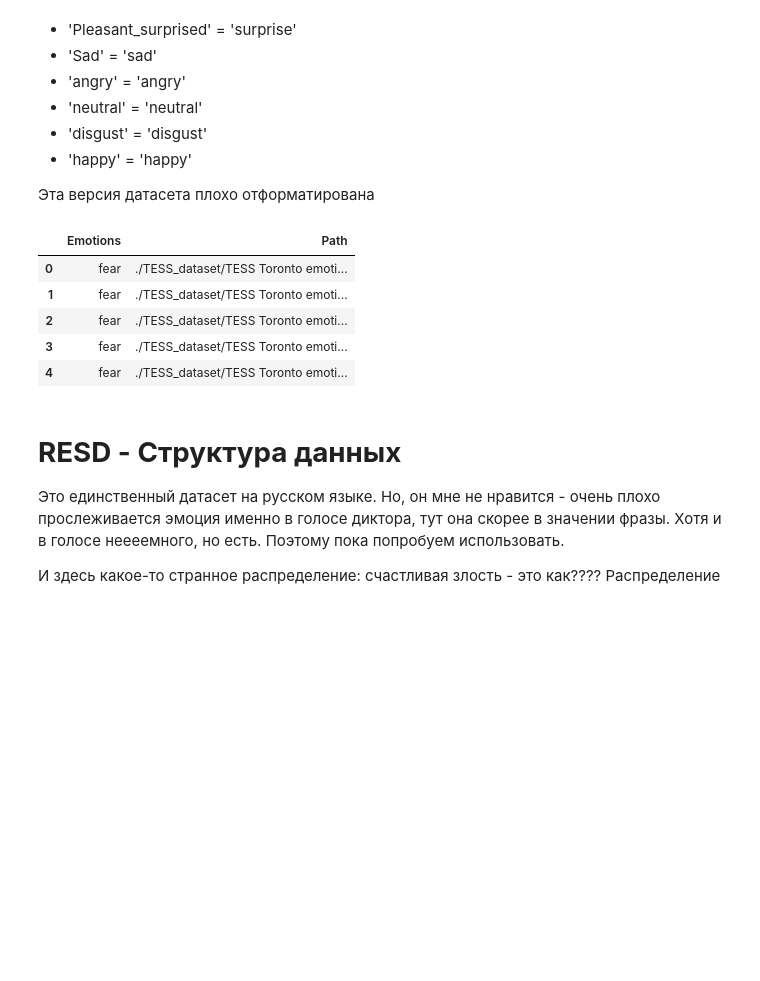
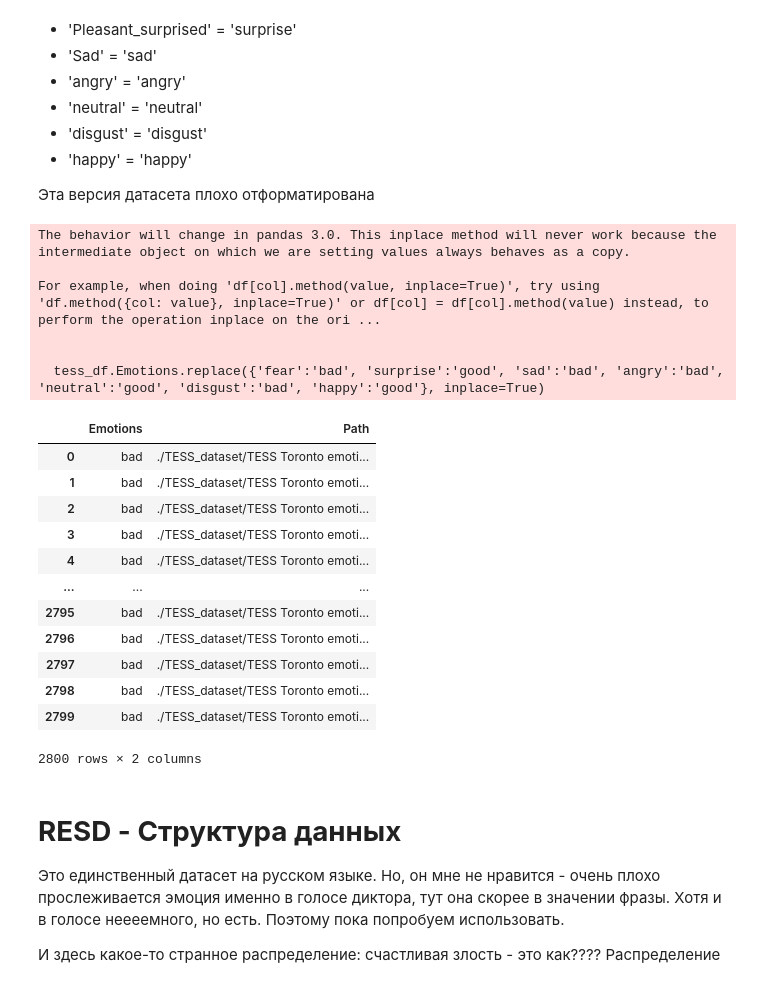
Before and after one commit to tphlru/rzd_detector, a Jupyter notebook: audio_speech_emotion_detect.ipynb, the cells around one changed output. Cells and saved outputs as stored; diff of their text form; code cells hidden in the pictures; blank space fills up the shorter version.

```diff
--- a/audio_speech_emotion_detect.ipynb
+++ b/audio_speech_emotion_detect.ipynb
@@ -28,6 +36,8 @@ os.environ['KAGGLE_USERNAME'] = "tim0820"
 os.environ['KAGGLE_KEY'] = "e8f8510dac43db1d8218445c8cc13483"
 
 import kaggle
+import urllib.request
+import tarfile
 
 kaggle.api.authenticate()
 
@@ -37,10 +47,19 @@ datasets_paths = {
     "cremad": "./CREMA_dataset/",
     "tess": "./TESS_dataset/",
     "resd": "./RESD_dataset/",
+    "serec": "./SEREC_dataset/",
+    "dusha": "./DUSHA_dataset/",
 }
 
-kaggle.api.dataset_download_files('uwrfkaggler/ravdess-emotional-speech-audio', path=datasets_paths['ravdess'], unzip=True)
-kaggle.api.dataset_download_files('ejlok1/surrey-audiovisual-expressed-emotion-savee', path=datasets_paths['savee'], unzip=True)
-kaggle.api.dataset_download_files('ejlok1/cremad', path=datasets_paths['cremad'], unzip=True)
-kaggle.api.dataset_download_files('ejlok1/toronto-emotional-speech-set-tess', path=datasets_paths['tess'], unzip=True)
-kaggle.api.dataset_download_files('ar4ikov/resd-dataset', path=datasets_paths['resd'], unzip=True)
+check = any([not os.path.exists(i) for i in datasets_paths.values()]) # Check if all datasets are downloaded
+if check:
+    kaggle.api.dataset_download_files('uwrfkaggler/ravdess-emotional-speech-audio', path=datasets_paths['ravdess'], unzip=True)
+    kaggle.api.dataset_download_files('ejlok1/surrey-audiovisual-expressed-emotion-savee', path=datasets_paths['savee'], unzip=True)
+    kaggle.api.dataset_download_files('ejlok1/cremad', path=datasets_paths['cremad'], unzip=True)
+    kaggle.api.dataset_download_files('ejlok1/toronto-emotional-speech-set-tess', path=datasets_paths['tess'], unzip=True)
+    kaggle.api.dataset_download_files('ar4ikov/resd-dataset', path=datasets_paths['resd'], unzip=True)
+    kaggle.api.dataset_download_files('anuvagoyal/speech-emotion-recognition-for-emergency-calls', path=datasets_paths['serec'], unzip=True)
+    # urllib.request.urlretrieve("https://huggingface.co/datasets/KELONMYOSA/dusha_emotion_audio/resolve/main/data/train.tar.gz?download=true", "dusha.tar.gz")
+    # tar = tarfile.open("dusha.tar.gz", "r:gz")
+    # tar.extractall(path=datasets_paths['dusha'])
+    # tar.close()
@@ -207,32 +253,46 @@ cremad_df.head()
 # %%
 tess_df = pd.DataFrame()
 emotions, paths = [], []
 
 tess_dir_list = os.listdir(datasets_paths['tess'] + "TESS Toronto emotional speech set data/")
 for dirname in tess_dir_list:
     emo = os.listdir(datasets_paths['tess'] + "TESS Toronto emotional speech set data/" + dirname)
     for filename in emo:
         part = ''.join(dirname.split('_')[1:])
         part = part.lower().replace('_', '').replace('pleasant', '').replace('surprised', 'surprise')
         emotions.append(part)
-        paths.append(datasets_paths['tess'] + "TESS Toronto emotional speech set data/" + filename)
+        paths.append(datasets_paths['tess'] + "TESS Toronto emotional speech set data/" + dirname + "/" + filename)
 
-ravdess_df = pd.DataFrame(
+tess_df = pd.DataFrame(
     {
         'Emotions': emotions,
         'Path': paths,
     },
     columns=['Emotions', 'Path'],
     )
-ravdess_df.Emotions.replace({1:'neutral', 2:'calm', 3:'happy', 4:'sad', 5:'angry', 6:'fear', 7:'disgust', 8:'surprise'}, inplace=True)
-ravdess_df.head()
+# ravdess_df.Emotions.replace({1:'neutral', 2:'neutral', 3:'happy', 4:'sad', 5:'angry', 6:'fear', 7:'angry', 8:'happy'}, inplace=True)
+tess_df.Emotions.replace({'fear':'bad', 'surprise':'good', 'sad':'bad', 'angry':'bad', 'neutral':'good', 'disgust':'bad', 'happy':'good'}, inplace=True)
+tess_df
 # %% [output]
+The behavior will change in pandas 3.0. This inplace method will never work because the intermediate object on which we are setting values always behaves as a copy.
+
+For example, when doing 'df[col].method(value, inplace=True)', try using 'df.method({col: value}, inplace=True)' or df[col] = df[col].method(value) instead, to perform the operation inplace on the ori ...
+
+
+  tess_df.Emotions.replace({'fear':'bad', 'surprise':'good', 'sad':'bad', 'angry':'bad', 'neutral':'good', 'disgust':'bad', 'happy':'good'}, inplace=True)
 |  | Emotions | Path |
-| 0 | fear | ./TESS_dataset/TESS Toronto emoti... |
-| 1 | fear | ./TESS_dataset/TESS Toronto emoti... |
-| 2 | fear | ./TESS_dataset/TESS Toronto emoti... |
-| 3 | fear | ./TESS_dataset/TESS Toronto emoti... |
-| 4 | fear | ./TESS_dataset/TESS Toronto emoti... |
+| 0 | bad | ./TESS_dataset/TESS Toronto emoti... |
+| 1 | bad | ./TESS_dataset/TESS Toronto emoti... |
+| 2 | bad | ./TESS_dataset/TESS Toronto emoti... |
+| 3 | bad | ./TESS_dataset/TESS Toronto emoti... |
+| 4 | bad | ./TESS_dataset/TESS Toronto emoti... |
+| ... | ... | ... |
+| 2795 | bad | ./TESS_dataset/TESS Toronto emoti... |
+| 2796 | bad | ./TESS_dataset/TESS Toronto emoti... |
+| 2797 | bad | ./TESS_dataset/TESS Toronto emoti... |
+| 2798 | bad | ./TESS_dataset/TESS Toronto emoti... |
+| 2799 | bad | ./TESS_dataset/TESS Toronto emoti... |
+2800 rows × 2 columns
 # %% [markdown]
 # **RESD - Структура данных**
 
```
Also changed, not shown: parts of 55 cells of this notebook.
